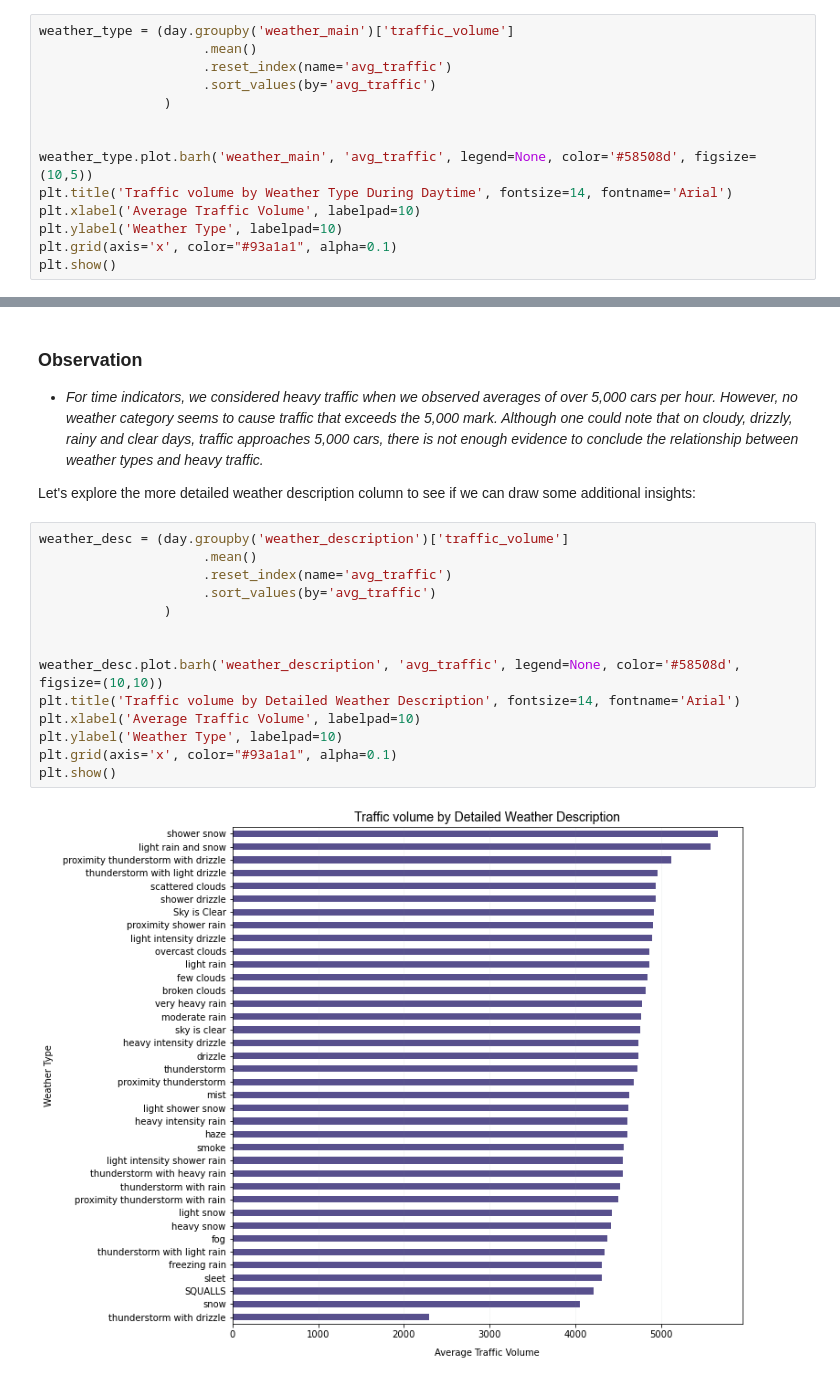
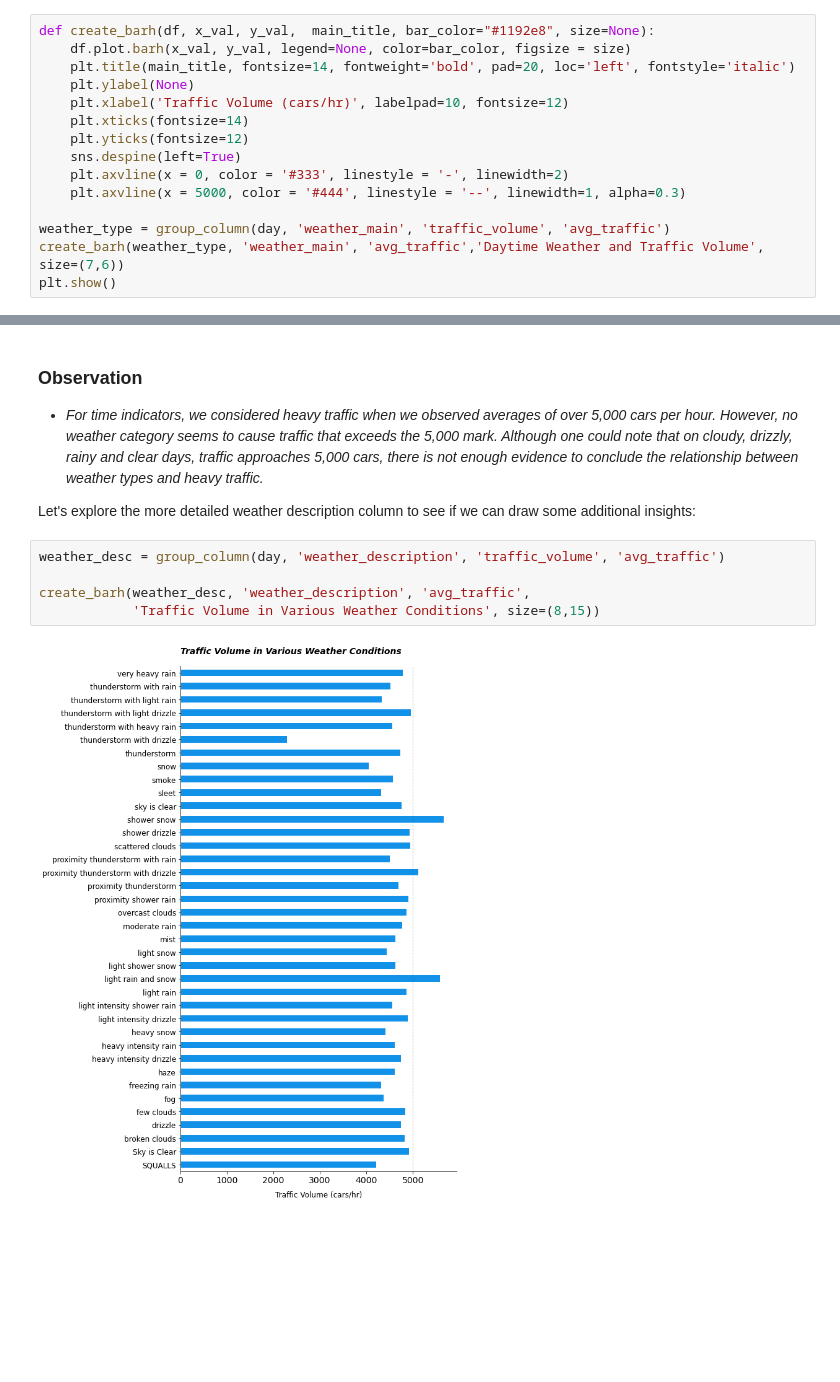
Before and after one commit to Lippins/Heavy_Traffic_Indicators, a Jupyter notebook: notebook.ipynb, the cells around one changed output, grey strips where cells are left out. Cells and saved outputs as stored; diff of their text form; blank space fills up the shorter version.

```diff
--- a/notebook.ipynb
+++ b/notebook.ipynb
@@ -443,17 +430,18 @@ It appears that there isn't a strong correlation to conclude anything  useful ab
 
 We will calculate the average traffic volume associated with each unique weather type and weather description, then visualize our findings.
 # %%
-weather_type = (day.groupby('weather_main')['traffic_volume']
-                     .mean()
-                     .reset_index(name='avg_traffic')
-                     .sort_values(by='avg_traffic')
-                )
+def create_barh(df, x_val, y_val,  main_title, bar_color="#1192e8", size=None):
+    df.plot.barh(x_val, y_val, legend=None, color=bar_color, figsize = size)
+    plt.title(main_title, fontsize=14, fontweight='bold', pad=20, loc='left', fontstyle='italic')
+    plt.ylabel(None)
+    plt.xlabel('Traffic Volume (cars/hr)', labelpad=10, fontsize=12)
+    plt.xticks(fontsize=14)
+    plt.yticks(fontsize=12)
+    sns.despine(left=True)
+    plt.axvline(x = 0, color = '#333', linestyle = '-', linewidth=2)
+    plt.axvline(x = 5000, color = '#444', linestyle = '--', linewidth=1, alpha=0.3)
 
-
-weather_type.plot.barh('weather_main', 'avg_traffic', legend=None, color='#58508d', figsize=(10,5))
-plt.title('Traffic volume by Weather Type During Daytime', fontsize=14, fontname='Arial')
-plt.xlabel('Average Traffic Volume', labelpad=10)
-plt.ylabel('Weather Type', labelpad=10)
-plt.grid(axis='x', color="#93a1a1", alpha=0.1)
+weather_type = group_column(day, 'weather_main', 'traffic_volume', 'avg_traffic')
+create_barh(weather_type, 'weather_main', 'avg_traffic','Daytime Weather and Traffic Volume', size=(7,6))
 plt.show()
 # %% [output]
@@ -465,21 +453,12 @@ plt.show()
 
 Let's explore the more detailed weather description column to see if we can draw some additional insights:
 # %%
-weather_desc = (day.groupby('weather_description')['traffic_volume']
-                     .mean()
-                     .reset_index(name='avg_traffic')
-                     .sort_values(by='avg_traffic')
-                )
+weather_desc = group_column(day, 'weather_description', 'traffic_volume', 'avg_traffic')
 
-
-weather_desc.plot.barh('weather_description', 'avg_traffic', legend=None, color='#58508d', figsize=(10,10))
-plt.title('Traffic volume by Detailed Weather Description', fontsize=14, fontname='Arial')
-plt.xlabel('Average Traffic Volume', labelpad=10)
-plt.ylabel('Weather Type', labelpad=10)
-plt.grid(axis='x', color="#93a1a1", alpha=0.1)
-plt.show()
+create_barh(weather_desc, 'weather_description', 'avg_traffic',
+            'Traffic Volume in Various Weather Conditions', size=(8,15))
 # %% [output]
-[figure, old version]
+[figure, new version]
 # %% [markdown]
 ### Observations
 
```
Also changed, not shown: parts of 34 cells of this notebook.
